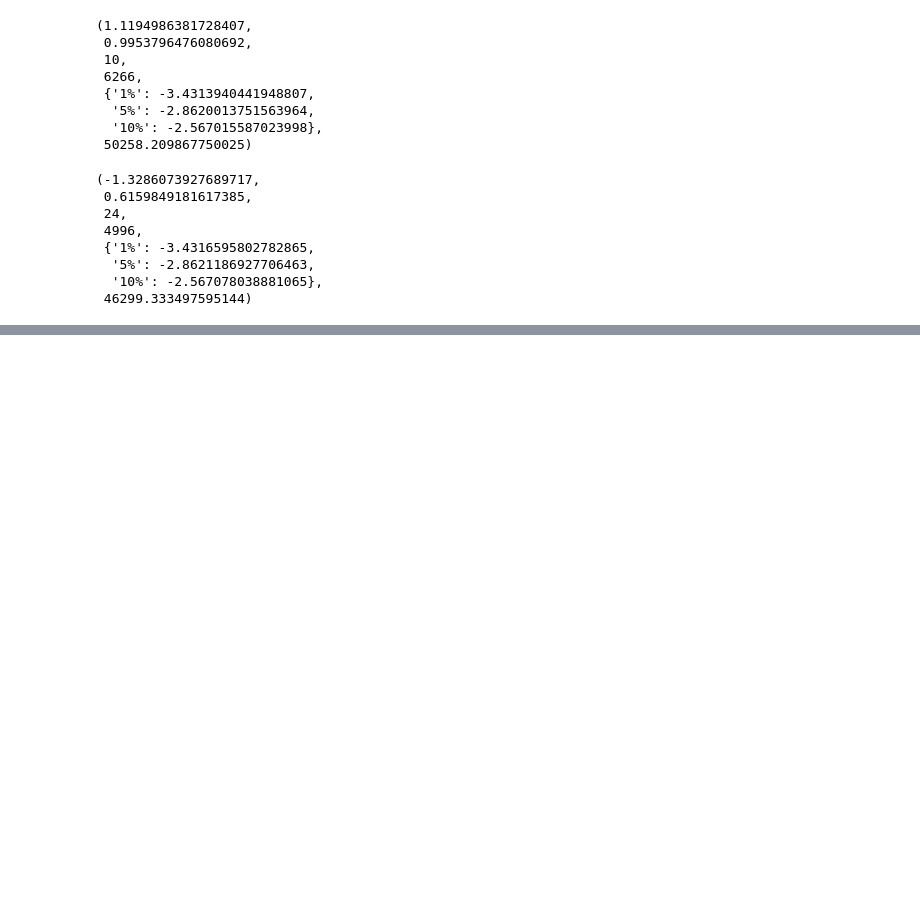
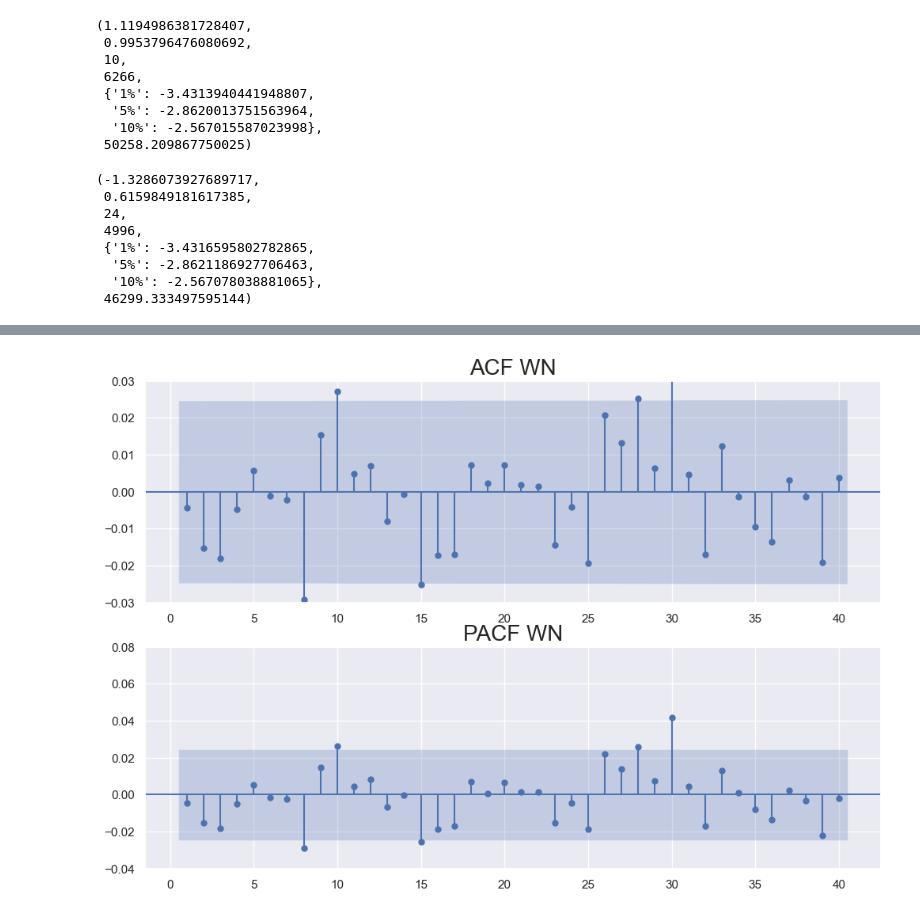
Before and after one commit to ethanhopkins101/Time_Series_Analysis, a Jupyter notebook: sec3/sec3.ipynb, the cells around one changed output, grey strips where cells are left out. Cells and saved outputs as stored; diff of their text form; code cells hidden in the pictures; blank space fills up the shorter version.

```diff
--- a/sec3/sec3.ipynb
+++ b/sec3/sec3.ipynb
@@ -181,0 +215,11 @@ sts.adfuller(rw['price'])
+# %%
+fig, ax = plt.subplots(2, 1, figsize= (12, 8))
+sgt.plot_acf(business['wn'], lags= 40, zero= False, ax= ax[0])
+sgt.plot_pacf(business['wn'], lags= 40, zero= False, method= ('ols'), ax= ax[1])
+ax[0].set_title('ACF WN', size= 20)
+ax[0].set_ylim(-.03, .03)
+ax[1].set_title('PACF WN', size= 20)
+ax[1].set_ylim(-.04, .08)
+plt.show()
+# %% [output]
+[figure, added]
```
Also changed, not shown: parts of 10 cells of this notebook.
